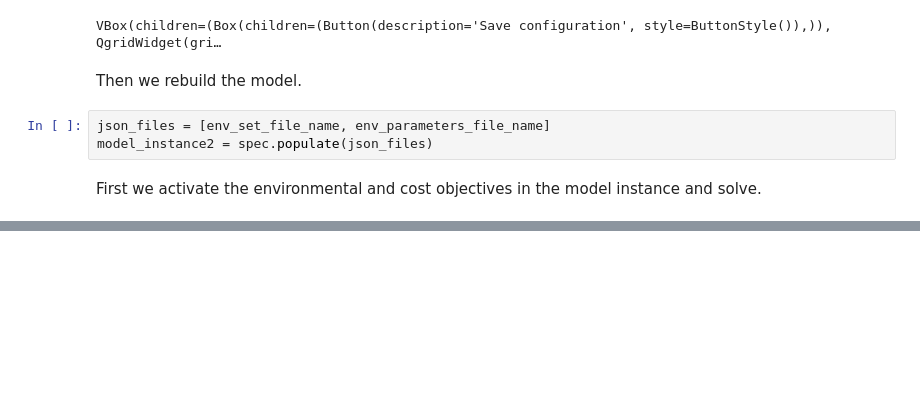
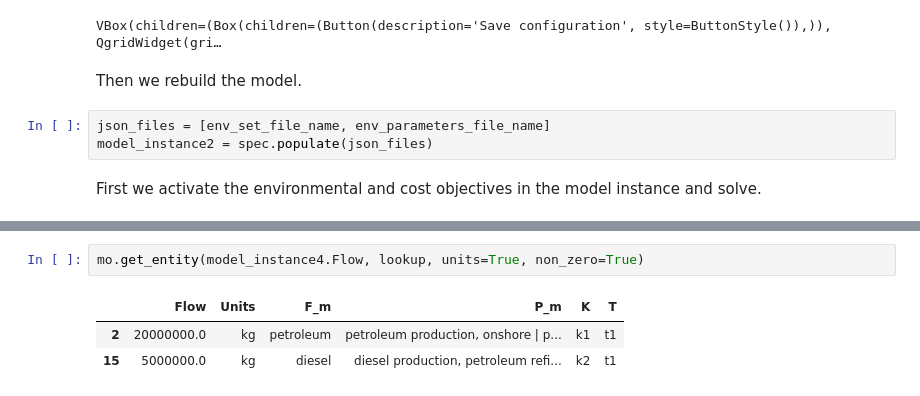
Before and after one commit to MGuo-Lab/LCA, a Jupyter notebook: notebooks/Toy_Problem_F1_Oil_Production.ipynb, the cells around one changed output, grey strips where cells are left out. Saved outputs shown, nothing was run; the diff lists cells and outputs as text; blank space fills up the shorter version.

```diff
--- a/notebooks/Toy_Problem_F1_Oil_Production.ipynb
+++ b/notebooks/Toy_Problem_F1_Oil_Production.ipynb
@@ -335,0 +556,6 @@ print(value(model_instance2.obj['bf42d8f0-23fc-32f3-b159-f79bfccfec28']))
+# %%
+mo.get_entity(model_instance4.Flow, lookup, units=True, non_zero=True)
+# %% [output]
+|  | Flow | Units | F_m | P_m | K | T |
+| 2 | 20000000.0 | kg | petroleum | petroleum production, onshore | p... | k1 | t1 |
+| 15 | 5000000.0 | kg | diesel | diesel production, petroleum refi... | k2 | t1 |
```
Also changed, not shown: parts of 44 cells of this notebook, 11 other files.
